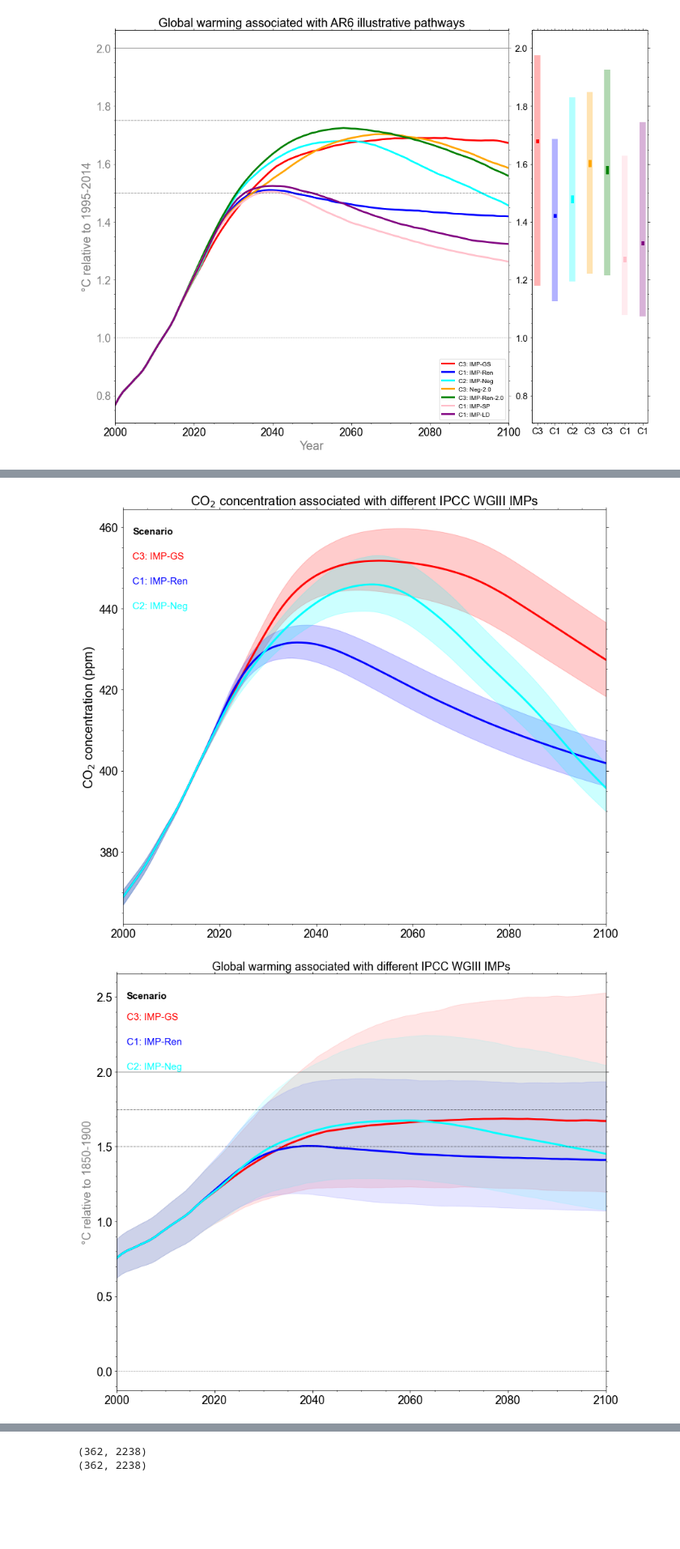
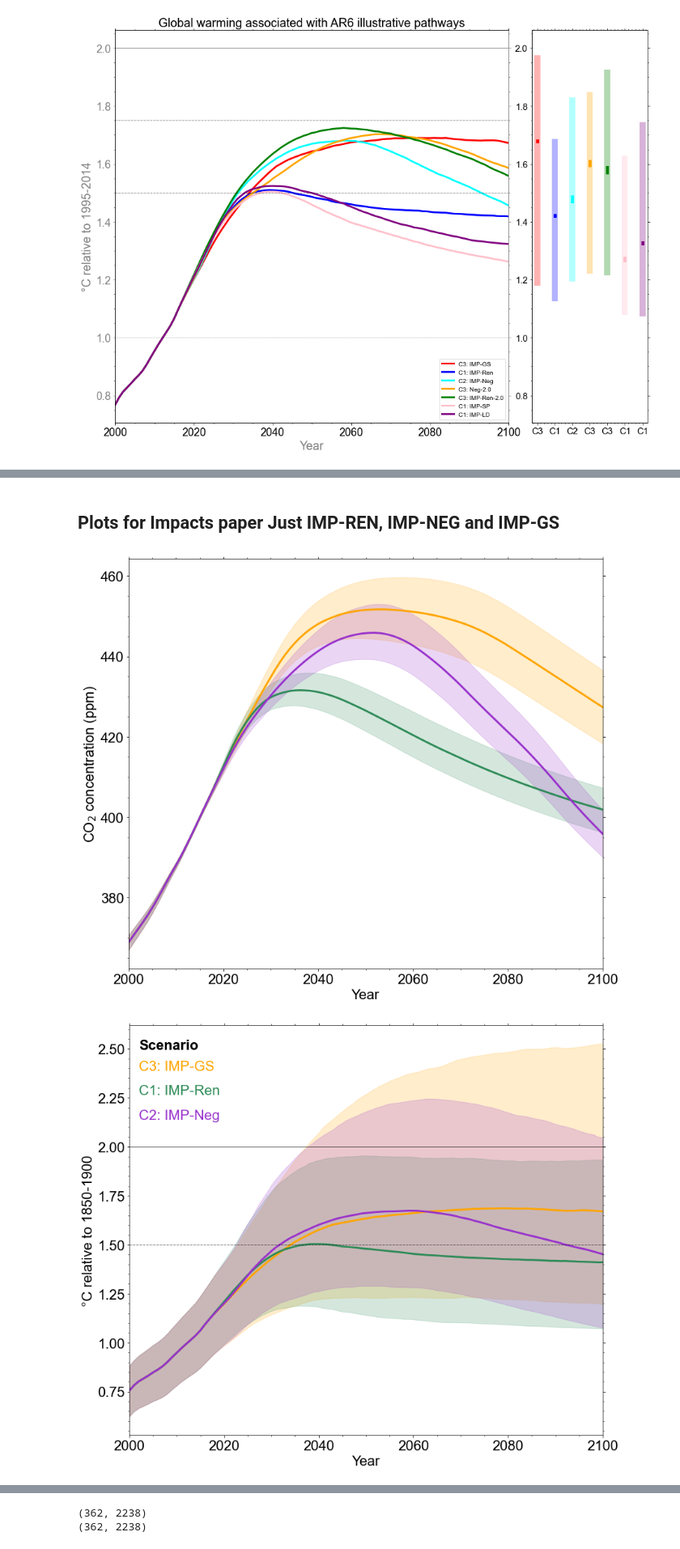
Before and after one commit to camillamathison/FaIR-Spice, a Jupyter notebook: notebooks/run-fair-ar6-illusPath.ipynb, the cells around one changed output, grey strips where cells are left out. Shown at 81% size. Saved outputs shown, nothing was run; the diff lists cells and outputs as text; code cells hidden in the pictures; blank space fills up the shorter version.

```diff
--- a/notebooks/run-fair-ar6-illusPath.ipynb
+++ b/notebooks/run-fair-ar6-illusPath.ipynb
@@ -873,0 +897,2 @@ Item already exists
+# %% [markdown]
+## Plots for Impacts paper Just IMP-REN, IMP-NEG and IMP-GS
@@ -875,20 +911,22 @@ Item already exists
 ## CO2 Conc first
 
 fig, ax = pl.subplots(figsize=(12, 10))
-ax.tick_params(axis='both', which='major', labelsize=18)
-ax.tick_params(axis='both', which='minor', labelsize=18)
-ax.text(0.02, 0.94, 'Scenario', fontweight='bold', fontsize=15, transform=ax.transAxes)
+ax.tick_params(axis='both', which='major', labelsize=22)
+ax.tick_params(axis='both', which='minor', labelsize=22)
+#ax.text(0.02, 0.94, 'Scenario', fontweight='bold', fontsize=15, transform=ax.transAxes)
 for i, scenario in enumerate(['CO_Bridge','DeepElec_SSP2_ HighRE_Budg900','EN_NPi2020_400f_lowBECCS']):
     ax.fill_between(np.arange(2000,2101), np.percentile(results_out[scenario]['co2_conc'][250:351,:], 5, axis=1),
                     np.percentile(results_out[scenario]['co2_conc'][250:351,:], 95, axis=1),
-                    color=colors[scenario], alpha=0.2)
+                    color=paper_colors[scenario], alpha=0.2)
     ax.plot(np.arange(2000, 2101), np.median(results_out[scenario]['co2_conc'][250:351,:], axis=1),
-            color=colors[scenario], lw=3,label=labels[scenario])
-    ax.text(0.02, 0.88-0.06*i, labels[scenario], color=colors[scenario], transform=ax.transAxes, fontsize=15)
+            color=paper_colors[scenario], lw=3,label=paper_labels[scenario])
+    #ax.text(0.02, 0.88-0.06*i, labels[scenario], color=paper_colors[scenario], transform=ax.transAxes, fontsize=15)
 #ax.legend(fontsize=10);
-ax.set_ylabel(r'CO${_2}$ concentration (ppm)', fontsize=20);
-ax.set_title(r'CO${_2}$ concentration associated with different IPCC WGIII IMPs', fontsize=20);
+ax.set_ylabel(r'CO${_2}$ concentration (ppm)', color='black', fontsize=22 );
+ax.set_xlabel(r'Year', color='black', fontsize=22);
+#ax.set_title(r'CO${_2}$ concentration associated with different IPCC WGIII IMPs', fontsize=20);
 ax.set_xlim(2000, 2100)
+#ax.grid(True)
 #ax.set_ylim(-0.5, 1.5)
 
 from matplotlib import ticker
@@ -900,52 +938,53 @@ from matplotlib import ticker
 #ax1.tick_params(axis='y', colors='gray')
 
 fig.tight_layout()
-pl.savefig('../plots/rcmip_illus_scenarios_CO2conc_REN_NEG_GS.png', dpi=500, transparent=False)
+pl.savefig('../plots/rcmip_illus_scenarios_CO2conc_REN_NEG_GS_nogridlines.png', dpi=500, transparent=False)
 # %% [output]
-[figure, old version]
+[figure, new version]
 # %%
 ## Temperature
 
 fig, ax = pl.subplots(figsize=(12, 10))
 
-ax.tick_params(axis='both', which='major', labelsize=18)
-ax.tick_params(axis='both', which='minor', labelsize=18)
-ax.text(0.02, 0.94, 'Scenario', fontweight='bold', fontsize=15, transform=ax.transAxes)
+ax.tick_params(axis='both', which='major', labelsize=22)
+ax.tick_params(axis='both', which='minor', labelsize=22)
+ax.text(0.02, 0.94, 'Scenario', fontweight='bold', fontsize=22, transform=ax.transAxes)
 for i, scenario in enumerate(['CO_Bridge','DeepElec_SSP2_ HighRE_Budg900','EN_NPi2020_400f_lowBECCS']):
     ax.fill_between(np.arange(2000,2101), np.percentile(results_out[scenario]['temp'][250:351,:], 5, axis=1),
                     np.percentile(results_out[scenario]['temp'][250:351,:], 95, axis=1),
-                    color=colors[scenario], alpha=0.1)
+                    color=paper_colors[scenario], alpha=0.2)
     ax.plot(np.arange(2000, 2101), np.median(results_out[scenario]['temp'][250:351,:], axis=1),
-            color=colors[scenario], lw=3,label=labels[scenario])
-    ax.text(0.02, 0.89-0.06*i, labels[scenario], color=colors[scenario], transform=ax.transAxes, fontsize=15)
+            color=paper_colors[scenario], lw=3,label=paper_labels[scenario])
+    ax.text(0.02, 0.89-0.06*i, paper_labels[scenario], color=paper_colors[scenario], transform=ax.transAxes, fontsize=22)
 #ax.legend(fontsize=10);
 #ax.set_ylabel('°C relative to 2021', fontsize=18);
-ax.set_ylabel('°C relative to 1850-1900', color='gray', fontsize=18)
-ax.set_title('Global warming associated with different IPCC WGIII IMPs', fontsize=18);
+ax.set_ylabel('°C relative to 1850-1900', color='black', fontsize=22)
+ax.set_xlabel(r'Year', color='black', fontsize=22);
+#ax.set_title('Global warming associated with different IPCC WGIII IMPs', fontsize=18);
 ax.set_xlim(2000, 2100)
 #ax.set_ylim(-0.5, 1.5)
 
 from matplotlib import ticker
 
 #ax1 = ax.twinx()
 #positions = np.arange(0.75, 2.76, 0.25)
 
 #ax1.yaxis.set_major_locator(ticker.FixedLocator(positions))
 
 #ax1.set_ylim(0.75,2.75)
 #ax1.spines['right'].set_color('gray')
 #ax1.tick_params(axis='y', colors='gray')
 #ax1.set_ylabel('°C relative to 1850-1900', color='gray', fontsize=18)
 
-
-ax.axhline(0, ls=':', color='k', lw=0.5)
+#ax.grid(True)
+#ax.axhline(0, ls=':', color='k', lw=0.5)
 ax.axhline(1.5, ls='-.', color='k', lw=0.5)
-ax.axhline(1.75, ls='-.', color='k', lw=0.5)
+#ax.axhline(1.75, ls='-.', color='k', lw=0.5)
 ax.axhline(2.0, ls='-', color='k', lw=0.5)
 fig.tight_layout()
-pl.savefig('../plots/rcmip_illus_scenarios_temp_REN_NEG_GS.png', dpi=500, transparent=False)
+pl.savefig('../plots/rcmip_illus_scenarios_temp_REN_NEG_GS_nogridlines.png', dpi=500, transparent=False)
 # %% [output]
-[figure, old version]
+[figure, new version]
 # %%
 fig, ax = pl.subplots(figsize=(12, 10))
 
```
Also changed, not shown: parts of 6 cells of this notebook, 1 other file.
